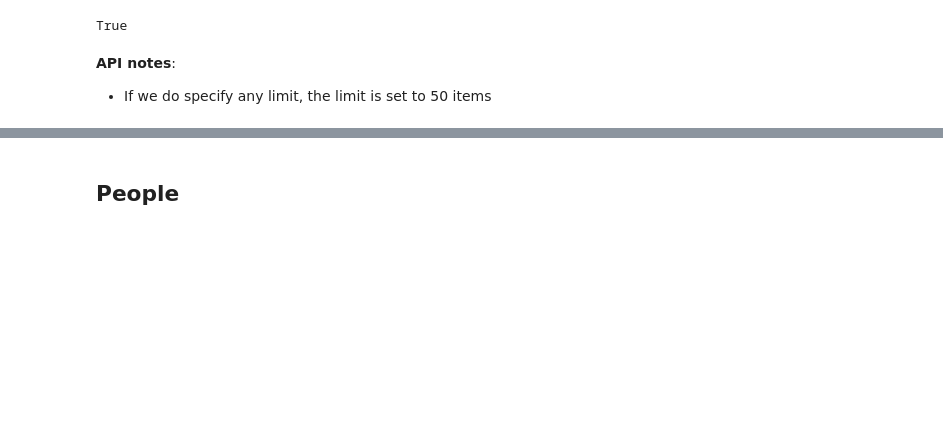
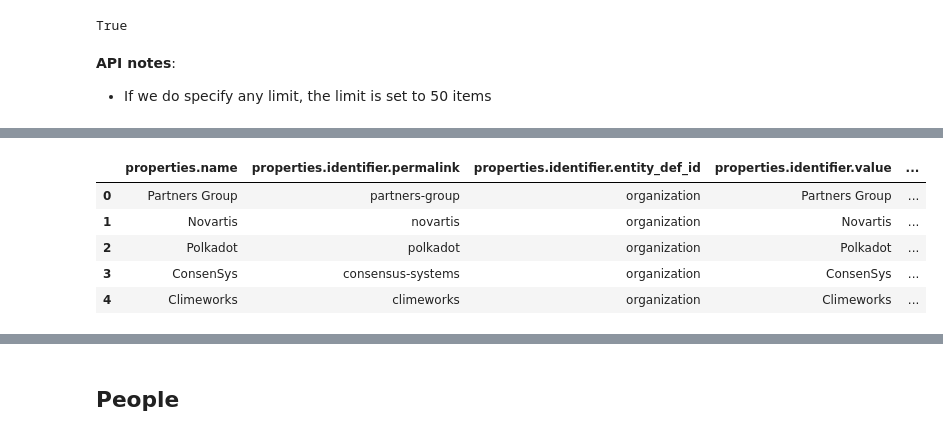
Before and after one commit to technometrics-lab/5-TechRank, a Jupyter notebook: crunchbase_api.ipynb, the cells around one changed output, grey strips where cells are left out. Cells and saved outputs as stored; diff of their text form; code cells hidden in the pictures; blank space fills up the shorter version.

```diff
--- a/crunchbase_api.ipynb
+++ b/crunchbase_api.ipynb
@@ -53,0 +163,11 @@ df.head()
+# %%
+df = pd.json_normalize(json_data['entities'])
+df = df.drop(["uuid", "properties.identifier.image_id", "properties.identifier.uuid"], axis=1)
+df.head()
+# %% [output]
+|  | properties.name | properties.identifier.permalink | properties.identifier.entity_def_id | properties.identifier.value | ... |
+| 0 | Partners Group | partners-group | organization | Partners Group | ... |
+| 1 | Novartis | novartis | organization | Novartis | ... |
+| 2 | Polkadot | polkadot | organization | Polkadot | ... |
+| 3 | ConsenSys | consensus-systems | organization | ConsenSys | ... |
+| 4 | Climeworks | climeworks | organization | Climeworks | ... |
```
Also changed, not shown: parts of 21 cells of this notebook.
